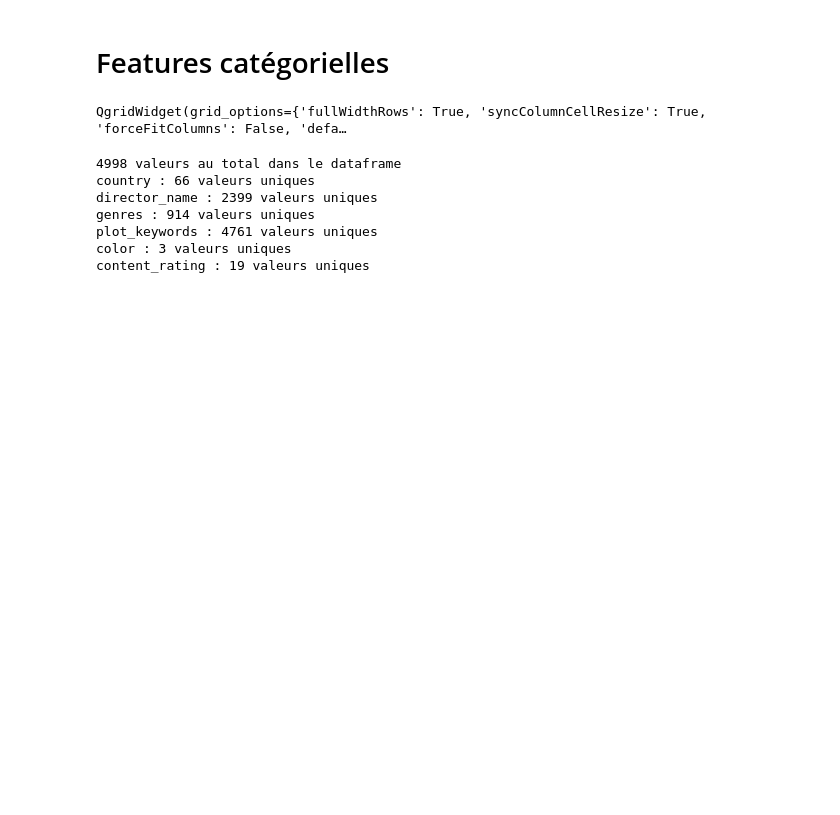
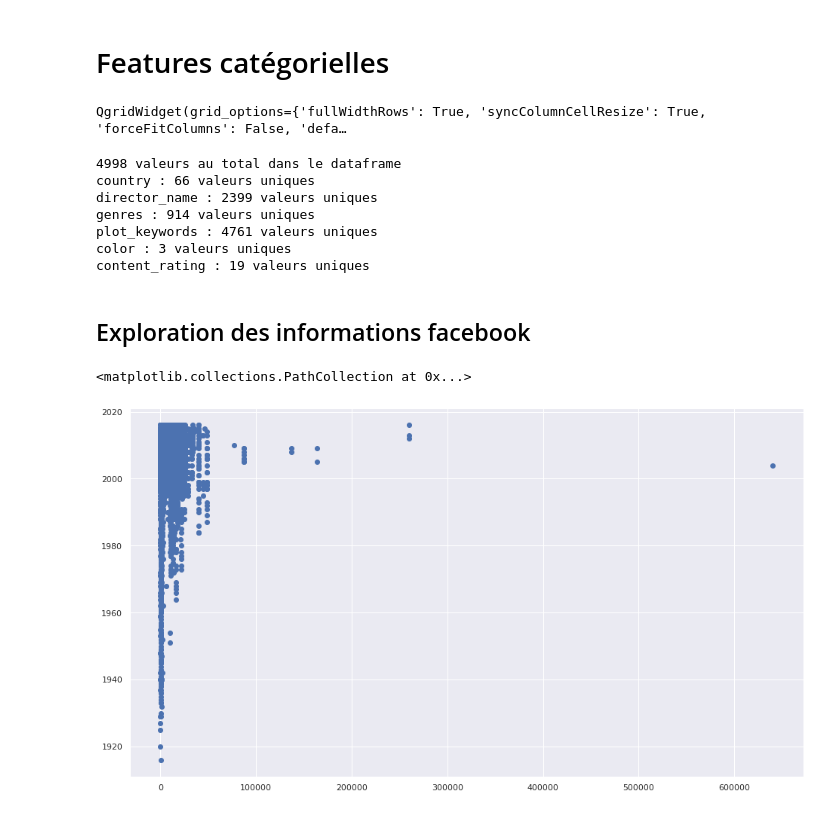
Before and after one commit to Severac/openclassrooms, a Jupyter notebook: PJ3/PJ3_dataexplore.ipynb, the cells around one changed output. Cells and saved outputs as stored; diff of their text form; code cells hidden in the pictures; blank space fills up the shorter version.

```diff
--- a/PJ3/PJ3_dataexplore.ipynb
+++ b/PJ3/PJ3_dataexplore.ipynb
@@ -601,3 +612,10 @@ genres : 914 valeurs uniques
 plot_keywords : 4761 valeurs uniques
 color : 3 valeurs uniques
 content_rating : 19 valeurs uniques
+# %% [markdown]
+## Exploration des informations facebook
+# %%
+plt.scatter(df['actor_1_facebook_likes'], df['title_year'])
+# %% [output]
+<matplotlib.collections.PathCollection at 0x...>
+[figure, added]
```
Also changed, not shown: parts of 7 cells of this notebook, 4 other files.
